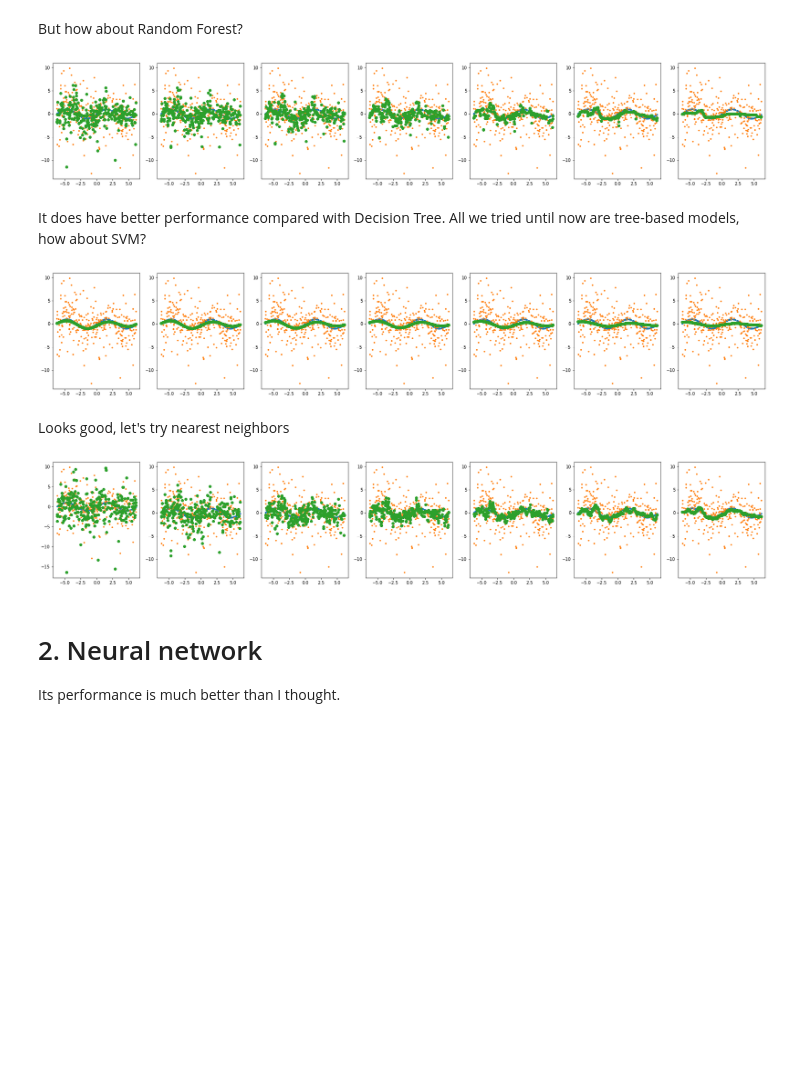
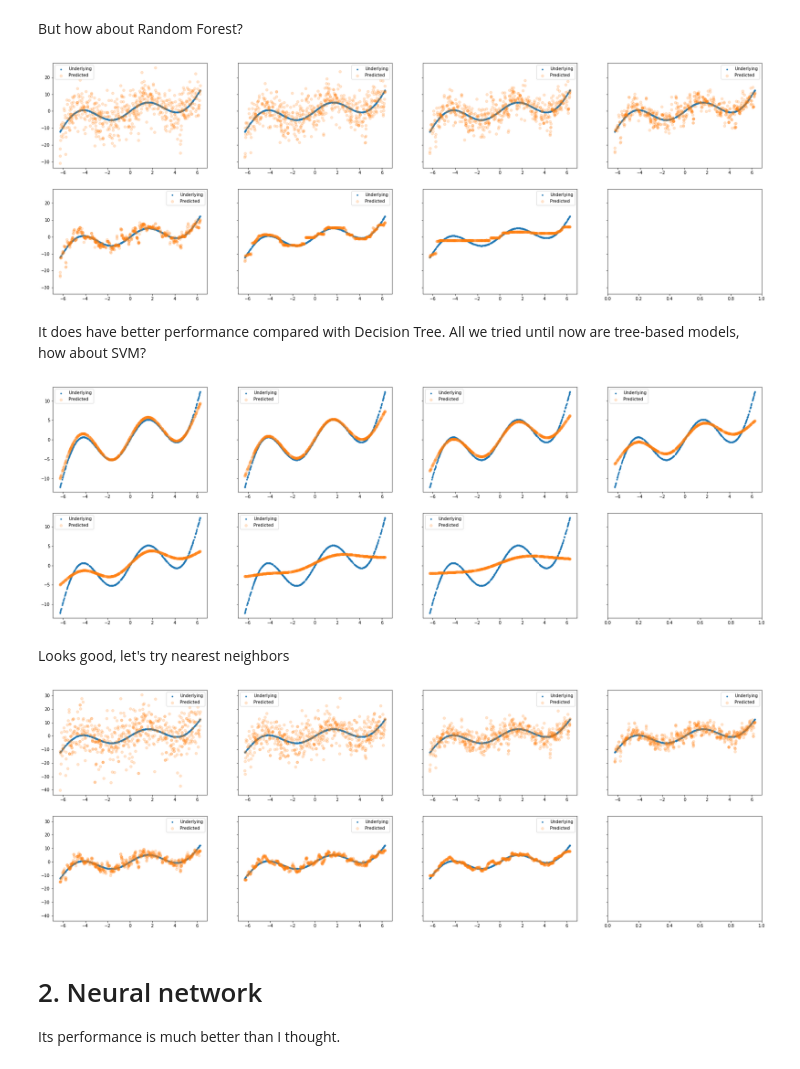
Before and after one commit to alex-lt-kong/data-science, a Jupyter notebook: bias-variance-trade-off.ipynb, the cells around one changed output. Drawn from its saved outputs; the diff is of its cells as text; code cells hidden in the pictures; blank space fills up the shorter version.

```diff
--- a/bias-variance-trade-off.ipynb
+++ b/bias-variance-trade-off.ipynb
@@ -6,7 +6,7 @@ import matplotlib.pyplot as plt
 from sklearn.model_selection import train_test_split
 import random
 
-plt.rcParams["figure.figsize"] = (30, 5)
+plt.rcParams["figure.figsize"] = (30, 4)
 radius = 30
 # %% [markdown]
 1. Initially, I tried uniform distribution and it doesn't look so right--the pattern is too obvious...
@@ -45,17 +48,18 @@ With some basic parameter tunning, the primitive decision tree regressor perform
 # %%
 from sklearn.tree import DecisionTreeRegressor as dtr
 
-fig, axes = plt.subplots(1, 7)
+fig, axes = plt.subplots(2, 4, sharey='all')
 # First combination is default values
 max_depth = [None, 32, 16, 8, 4, 2, 1]
 min_samples_split = [2, 4, 8, 16, 32, 64, 128]
 
-for i in range(len(axes)):
+ax_len = axes.shape[0] * axes.shape[1]
+for i in range(ax_len-1):
     regr = dtr(random_state=1, max_depth=max_depth[i], min_samples_split=min_samples_split[i]).fit(x_train.reshape(-1, 1), y_train)
     y_pred = regr.predict(x_test.reshape(-1, 1))
-    axes[i].scatter(x_test, y_test_true, marker='.',s=radius)
-    axes[i].scatter(x_test, y_test, marker='.',s=radius)
-    axes[i].scatter(x_test, y_pred, marker='o')
+    axes[int(i / axes.shape[1])][i % axes.shape[1]].scatter(x_test, y_test_true, marker='.',s=radius, label='Underlying')
+    axes[int(i / axes.shape[1])][i % axes.shape[1]].scatter(x_test, y_pred, marker='o', alpha=0.2, label='Predicted')
+    axes[int(i / axes.shape[1])][i % axes.shape[1]].legend()
 
 plt.show()
 # %% [output]
@@ -65,59 +69,61 @@ But how about Random Forest?
 # %%
 from sklearn.ensemble import RandomForestRegressor as rfr
 
-fig, axes = plt.subplots(1, 7)
+fig, axes = plt.subplots(2, 4, sharey='all')
 # First combination is default values
 max_depth = [None, 64, 32, 16, 8, 4, 2]
 min_samples_split = [2, 4, 8, 16, 32, 64, 128]
 
-for i in range(len(axes)):
+ax_len = axes.shape[0] * axes.shape[1]
+for i in range(ax_len-1):
     regr = rfr(random_state=1, max_depth=max_depth[i], min_samples_split=min_samples_split[i]).fit(x_train.reshape(-1, 1), y_train)
     y_pred = regr.predict(x_test.reshape(-1, 1))
-    axes[i].scatter(x_test, y_test_true, marker='.',s=radius)
-    axes[i].scatter(x_test, y_test, marker='.',s=radius)
-    axes[i].scatter(x_test, y_pred, marker='o')
-
+    axes[int(i / axes.shape[1])][i % axes.shape[1]].scatter(x_test, y_test_true, marker='.',s=radius, label='Underlying')
+    axes[int(i / axes.shape[1])][i % axes.shape[1]].scatter(x_test, y_pred, marker='o', alpha=0.2, label='Predicted')
+    axes[int(i / axes.shape[1])][i % axes.shape[1]].legend()
 plt.show()
 # %% [output]
-[figure, old version]
+[figure, new version]
 # %% [markdown]
 It does have better performance compared with Decision Tree. All we tried until now are tree-based models, how about SVM?
 # %%
 from sklearn.svm import SVR as svr
 
-fig, axes = plt.subplots(1, 7)
+fig, axes = plt.subplots(2, 4, sharey='all')
 # FOURTH element is the default value
 C = [8, 4, 2, 1, 0.5, 0.1, 0.05]
 
-for i in range(len(axes)):
+ax_len = axes.shape[0] * axes.shape[1]
+for i in range(ax_len-1):
     regr = svr(C=C[i]).fit(x_train.reshape(-1, 1), y_train)
     y_pred = regr.predict(x_test.reshape(-1, 1))
-    axes[i].scatter(x_test, y_test_true, marker='.',s=radius)
-    axes[i].scatter(x_test, y_test, marker='.',s=radius)
-    axes[i].scatter(x_test, y_pred, marker='o')
+    axes[int(i / axes.shape[1])][i % axes.shape[1]].scatter(x_test, y_test_true, marker='.',s=radius, label='Underlying')
+    axes[int(i / axes.shape[1])][i % axes.shape[1]].scatter(x_test, y_pred, marker='o', alpha=0.2, label='Predicted')
+    axes[int(i / axes.shape[1])][i % axes.shape[1]].legend()
 
 plt.show()
 # %% [output]
-[figure, old version]
+[figure, new version]
 # %% [markdown]
 Looks good, let's try nearest neighbors
 # %%
 from sklearn.neighbors import KNeighborsRegressor as knr
 
-fig, axes = plt.subplots(1, 7)
+fig, axes = plt.subplots(2, 4, sharey='all')
 # THIRD element is the default value
 n_neighbors = [1, 2, 5, 10, 20, 40, 80]
 
-for i in range(len(axes)):
+ax_len = axes.shape[0] * axes.shape[1]
+for i in range(ax_len-1):
     regr = knr(n_neighbors=n_neighbors[i]).fit(x_train.reshape(-1, 1), y_train)
     y_pred = regr.predict(x_test.reshape(-1, 1))
-    axes[i].scatter(x_test, y_test_true, marker='.',s=radius)
-    axes[i].scatter(x_test, y_test, marker='.',s=radius)
-    axes[i].scatter(x_test, y_pred, marker='o')
+    axes[int(i / axes.shape[1])][i % axes.shape[1]].scatter(x_test, y_test_true, marker='.',s=radius, label='Underlying')
+    axes[int(i / axes.shape[1])][i % axes.shape[1]].scatter(x_test, y_pred, marker='o', alpha=0.2, label='Predicted')
+    axes[int(i / axes.shape[1])][i % axes.shape[1]].legend()
 
 plt.show()
 # %% [output]
-[figure, old version]
+[figure, new version]
 # %% [markdown]
 # 2. Neural network
 Its performance is much better than I thought.
```
Also changed, not shown: parts of 3 cells of this notebook.
